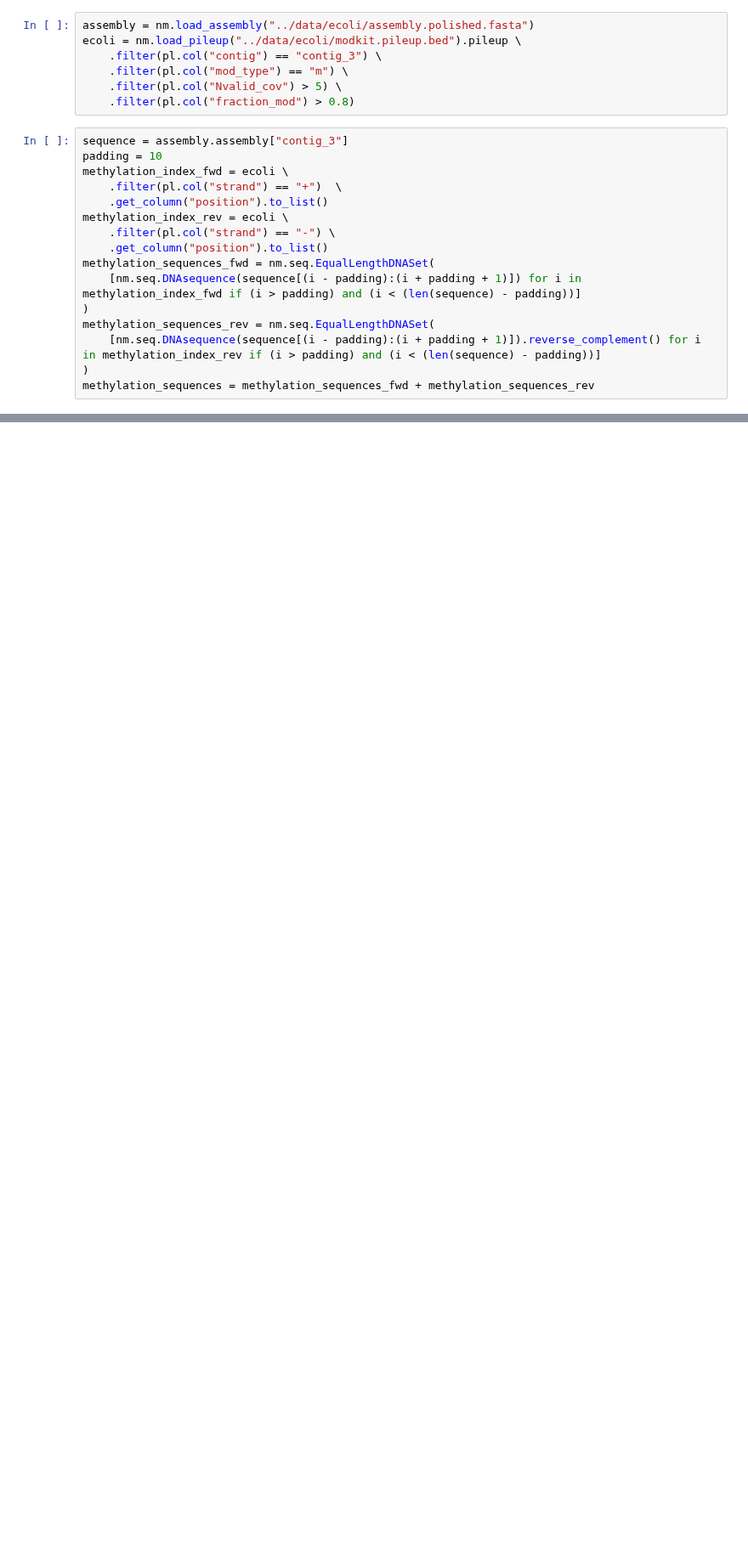
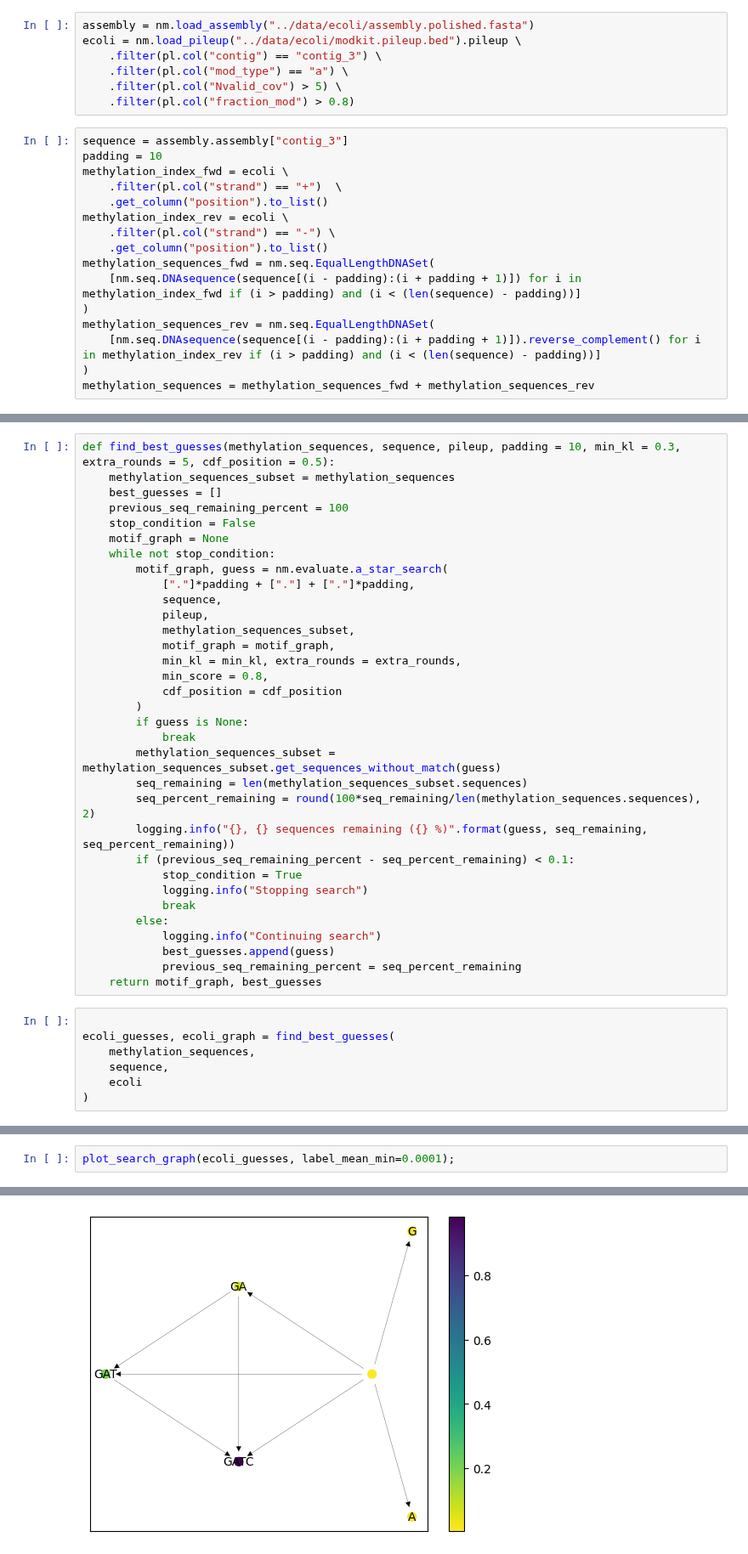
Before and after one commit to MicrobialDarkMatter/nanomotif, a Jupyter notebook: reports/tree-search.ipynb, the cells around one changed output, grey strips where cells are left out. Shown at 85% size. Saved outputs shown, nothing was run; the diff lists cells and outputs as text; blank space fills up the shorter version.

```diff
--- a/reports/tree-search.ipynb
+++ b/reports/tree-search.ipynb
@@ -25,7 +29,7 @@ def nxgraph_to_dataframe(graph):
 assembly = nm.load_assembly("../data/ecoli/assembly.polished.fasta")
 ecoli = nm.load_pileup("../data/ecoli/modkit.pileup.bed").pileup \
     .filter(pl.col("contig") == "contig_3") \
-    .filter(pl.col("mod_type") == "m") \
+    .filter(pl.col("mod_type") == "a") \
     .filter(pl.col("Nvalid_cov") > 5) \
     .filter(pl.col("fraction_mod") > 0.8)
 # %%
@@ -669,0 +51,40 @@ DEBUG: locator: <matplotlib.ticker.AutoLocator object at 0x...>
+# %%
+def find_best_guesses(methylation_sequences, sequence, pileup, padding = 10, min_kl = 0.3, extra_rounds = 5, cdf_position = 0.5):
+    methylation_sequences_subset = methylation_sequences
+    best_guesses = []
+    previous_seq_remaining_percent = 100
+    stop_condition = False
+    motif_graph = None
+    while not stop_condition:
+        motif_graph, guess = nm.evaluate.a_star_search(
+            ["."]*padding + ["."] + ["."]*padding,
+            sequence,
+            pileup,
+            methylation_sequences_subset,
+            motif_graph = motif_graph,
+            min_kl = min_kl, extra_rounds = extra_rounds,
+            min_score = 0.8,
+            cdf_position = cdf_position
+        )
+        if guess is None:
+            break
+        methylation_sequences_subset = methylation_sequences_subset.get_sequences_without_match(guess)
+        seq_remaining = len(methylation_sequences_subset.sequences)
+        seq_percent_remaining = round(100*seq_remaining/len(methylation_sequences.sequences), 2)
+        logging.info("{}, {} sequences remaining ({} %)".format(guess, seq_remaining, seq_percent_remaining))
+        if (previous_seq_remaining_percent - seq_percent_remaining) < 0.1:
+            stop_condition = True
+            logging.info("Stopping search")
+            break
+        else:
+            logging.info("Continuing search")
+            best_guesses.append(guess)
+            previous_seq_remaining_percent = seq_percent_remaining
+    return motif_graph, best_guesses
+# %%
+
+ecoli_guesses, ecoli_graph = find_best_guesses(
+    methylation_sequences,
+    sequence,
+    ecoli
+)
@@ -669,0 +117,3 @@ DEBUG: locator: <matplotlib.ticker.AutoLocator object at 0x...>
+# %%
+plot_search_graph(ecoli_guesses, label_mean_min=0.0001);
+# %% [output]
@@ -669,0 +121 @@ DEBUG: locator: <matplotlib.ticker.AutoLocator object at 0x...>
+[figure, added]
```
Also changed, not shown: parts of 63 cells of this notebook, 4 other files.
